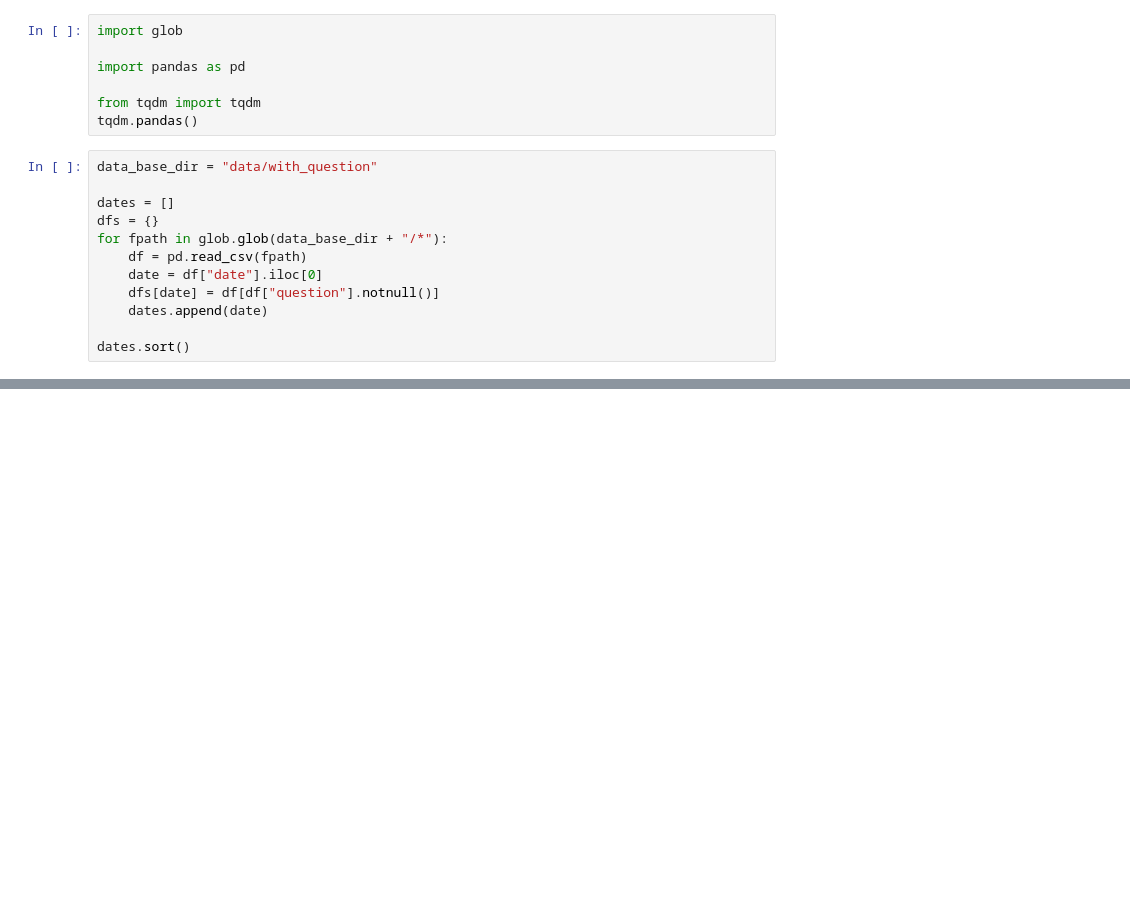
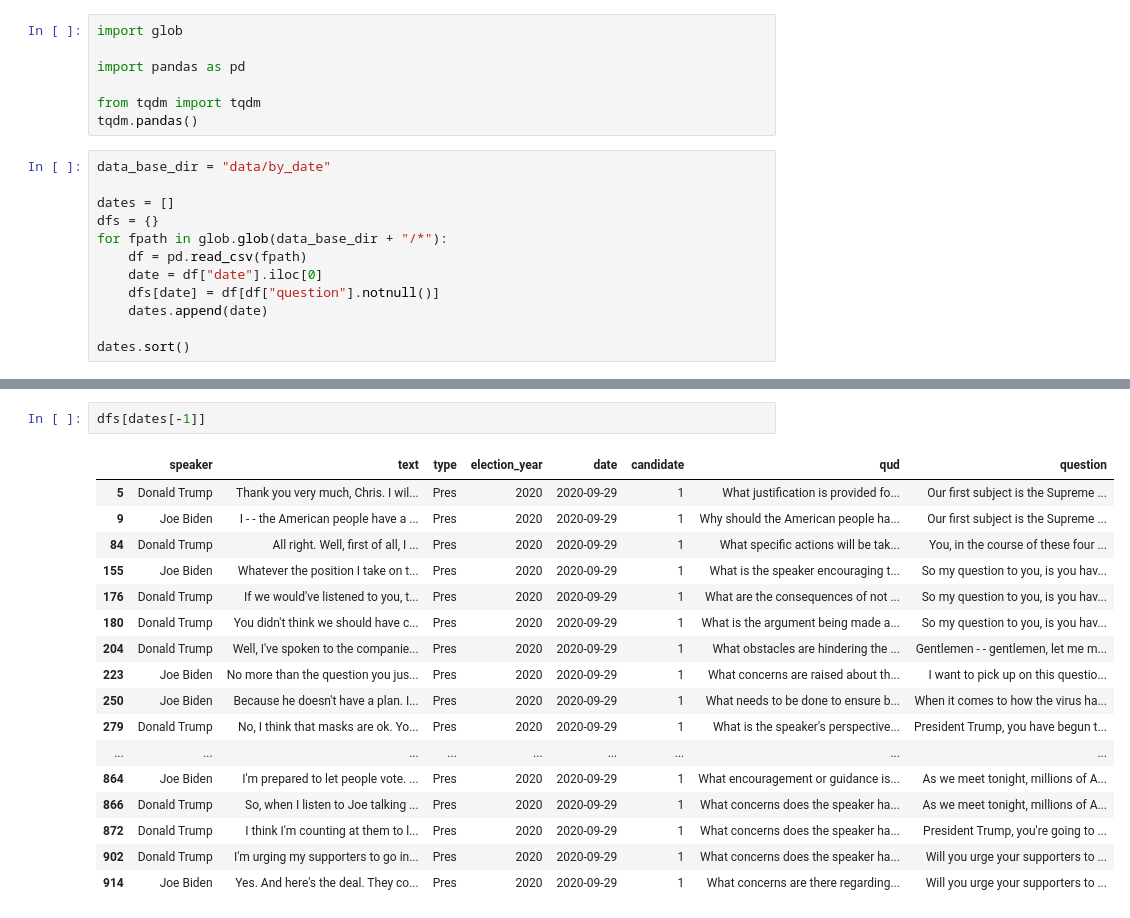
Before and after one commit to ngruenefeld/qud-for-us-presidential-debates, a Jupyter notebook: us_debates_embedding_difference.ipynb, the cells around one changed output, grey strips where cells are left out. Cells and saved outputs as stored; diff of their text form; blank space fills up the shorter version.

Commit message:
feat: question alignment

```diff
--- a/us_debates_embedding_difference.ipynb
+++ b/us_debates_embedding_difference.ipynb
@@ -6,7 +6,7 @@ import pandas as pd
 from tqdm import tqdm
 tqdm.pandas()
 # %%
-data_base_dir = "data/with_question"
+data_base_dir = "data/by_date"
 
 dates = []
 dfs = {}
@@ -46,0 +55,20 @@ for i, d in enumerate(dates):
+# %%
+dfs[dates[-1]]
+# %% [output]
+|  | speaker | text | type | election_year | date | candidate | qud | question |
+| 5 | Donald Trump | Thank you very much, Chris. I wil... | Pres | 2020 | 2020-09-29 | 1 | What justification is provided fo... | Our first subject is the Supreme ... |
+| 9 | Joe Biden | I - - the American people have a ... | Pres | 2020 | 2020-09-29 | 1 | Why should the American people ha... | Our first subject is the Supreme ... |
+| 84 | Donald Trump | All right. Well, first of all, I ... | Pres | 2020 | 2020-09-29 | 1 | What specific actions will be tak... | You, in the course of these four ... |
+| 155 | Joe Biden | Whatever the position I take on t... | Pres | 2020 | 2020-09-29 | 1 | What is the speaker encouraging t... | So my question to you, is you hav... |
+| 176 | Donald Trump | If we would've listened to you, t... | Pres | 2020 | 2020-09-29 | 1 | What are the consequences of not ... | So my question to you, is you hav... |
+| 180 | Donald Trump | You didn't think we should have c... | Pres | 2020 | 2020-09-29 | 1 | What is the argument being made a... | So my question to you, is you hav... |
+| 204 | Donald Trump | Well, I've spoken to the companie... | Pres | 2020 | 2020-09-29 | 1 | What obstacles are hindering the ... | Gentlemen - - gentlemen, let me m... |
+| 223 | Joe Biden | No more than the question you jus... | Pres | 2020 | 2020-09-29 | 1 | What concerns are raised about th... | I want to pick up on this questio... |
+| 250 | Joe Biden | Because he doesn't have a plan. I... | Pres | 2020 | 2020-09-29 | 1 | What needs to be done to ensure b... | When it comes to how the virus ha... |
+| 279 | Donald Trump | No, I think that masks are ok. Yo... | Pres | 2020 | 2020-09-29 | 1 | What is the speaker's perspective... | President Trump, you have begun t... |
+| ... | ... | ... | ... | ... | ... | ... | ... | ... |
+| 864 | Joe Biden | I'm prepared to let people vote. ... | Pres | 2020 | 2020-09-29 | 1 | What encouragement or guidance is... | As we meet tonight, millions of A... |
+| 866 | Donald Trump | So, when I listen to Joe talking ... | Pres | 2020 | 2020-09-29 | 1 | What concerns does the speaker ha... | As we meet tonight, millions of A... |
+| 872 | Donald Trump | I think I'm counting at them to l... | Pres | 2020 | 2020-09-29 | 1 | What concerns does the speaker ha... | President Trump, you're going to ... |
+| 902 | Donald Trump | I'm urging my supporters to go in... | Pres | 2020 | 2020-09-29 | 1 | What concerns does the speaker ha... | Will you urge your supporters to ... |
+| 914 | Joe Biden | Yes. And here's the deal. They co... | Pres | 2020 | 2020-09-29 | 1 | What concerns are there regarding... | Will you urge your supporters to ... |
```
Also changed, not shown: parts of 2 cells of this notebook, 18 other files.
